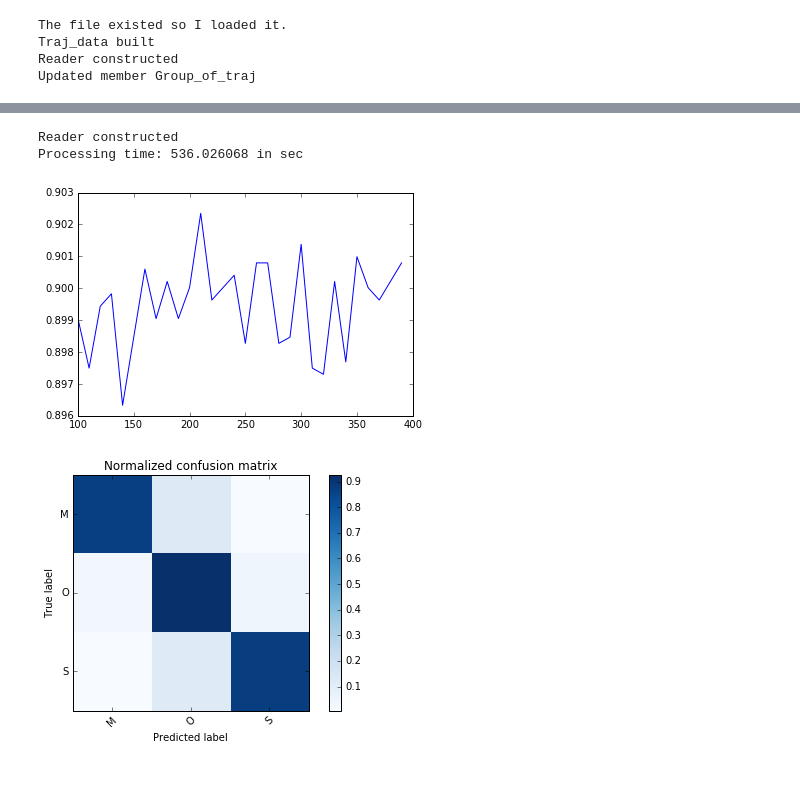
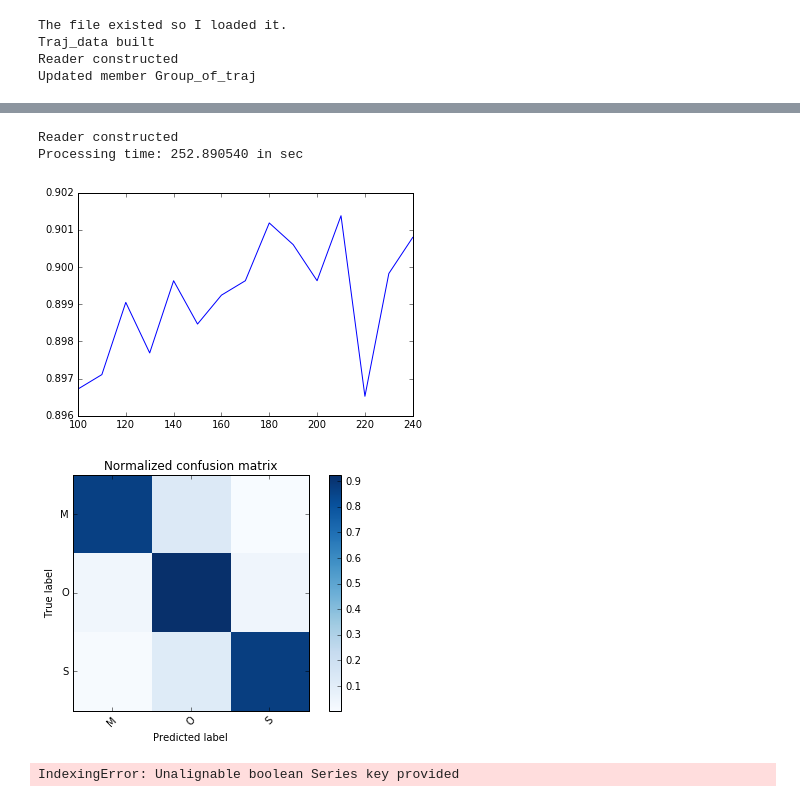
Before and after one commit to PeterJackNaylor/InternWork2, a Jupyter notebook: test.ipynb, the cells around one changed output, grey strips where cells are left out. Saved outputs shown, nothing was run; the diff lists cells and outputs as text; code cells hidden in the pictures.

```diff
--- a/test.ipynb
+++ b/test.ipynb
@@ -95,32 +126,36 @@ We now have a classifier with n=170, with an expected accuracy of 0.770 for the
 # %%
 train_file="MitoseClassif.arff"
 
 train_1=Reader()
 train_1.arrf_read(train_file)
 train_1.renaming_for_mitosis()
 
 train_1.data["label"].value_counts()
 
 kfold=3
 
 if train_1.Var_missing[0] in train_1.data.columns:
     train_1.missing_features_data()
 
-values=[100 + i*10 for i in range(30)]
+values=[100 + i*10 for i in range(15)]
 model_1=RandomForest_Autotunner(values)
 
 model_1.tunning(train_1.data[train_1.names],train_1.data["label"],kfold,plot=True,fit_new_model=True)
 plt.show()
 
 model_1.cm_normalized = model_1.cm.astype('float') / model_1.cm.sum(axis=1)[:, np.newaxis]
 
 plot_matrix(model_1.cm_normalized,title="Normalized confusion matrix",names=["M","O","S"])
 plt.show()
 # %% [output]
 Reader constructed
-Processing time: 536.026068 in sec
+Processing time: 252.890540 in sec
-[figure, old version]
+[figure, new version]
 [figure]
+# %%
+H2b.data.ix[index_traj,H2b.data.columns]
+# %% [output]
+IndexingError: Unalignable boolean Series key provided
 # %%
 ## To reduce computation and none useless things, we remove instances that do not belong to trajectories.
 
```
Also changed, not shown: parts of 4 cells of this notebook, 6 other files.
